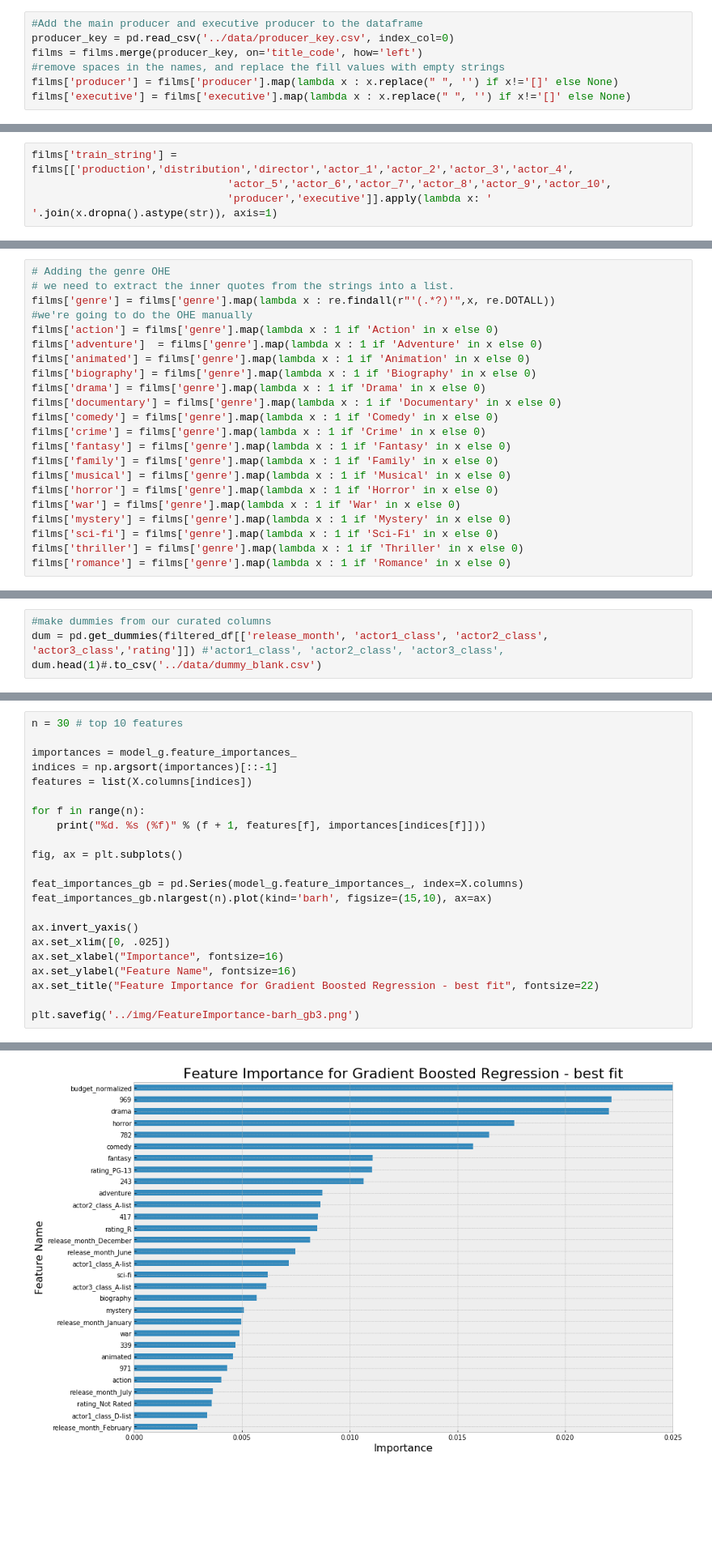
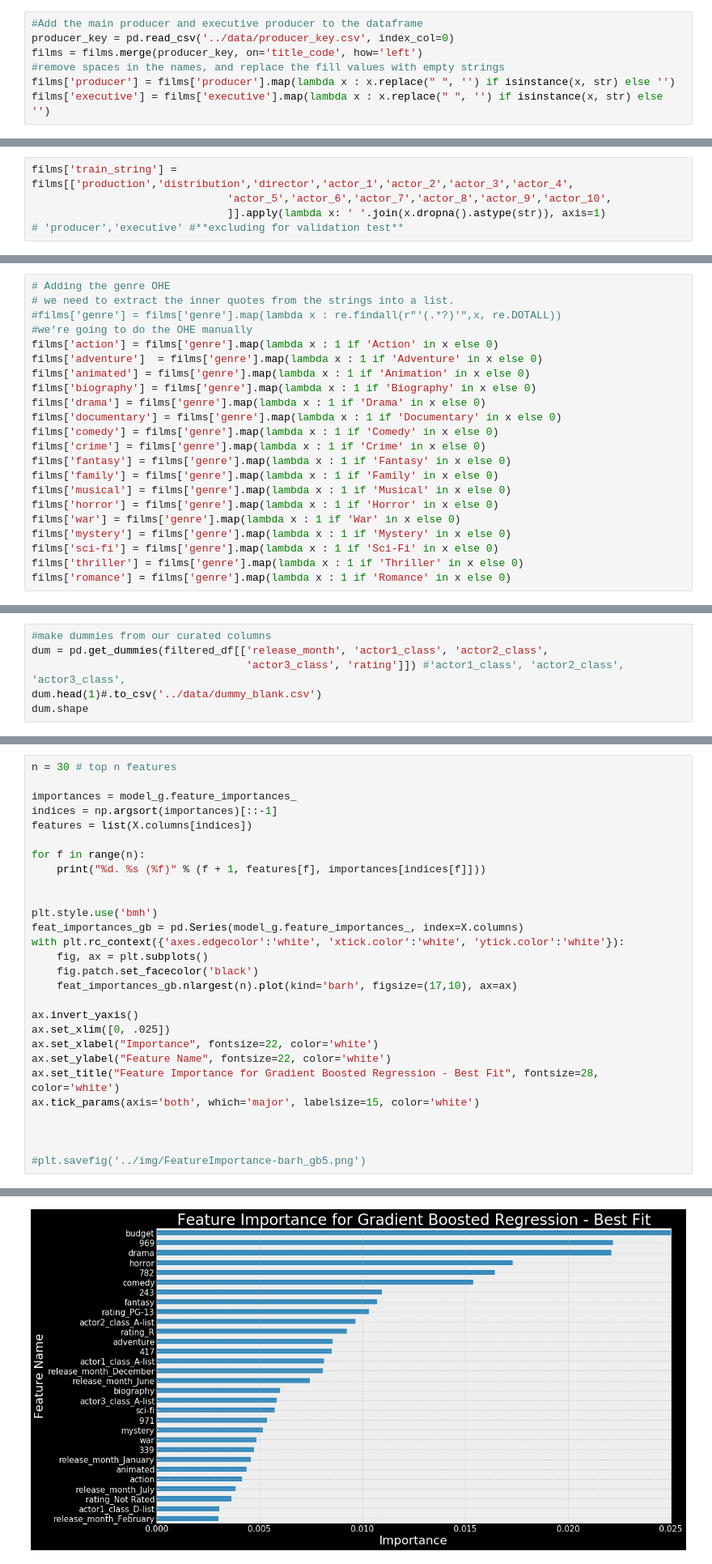
Before and after one commit to Tyler-Owen-Morris/film-revenue-predictor, a Jupyter notebook: src/Feature_Engineering_&_Modeling.ipynb, the cells around one changed output, grey strips where cells are left out. Shown at 81% size. Saved outputs shown, nothing was run; the diff lists cells and outputs as text; blank space fills up the shorter version.

```diff
--- a/src/Feature_Engineering_&_Modeling.ipynb
+++ b/src/Feature_Engineering_&_Modeling.ipynb
@@ -109,8 +119,8 @@ films['actor_10'] = films['actor10'].map(lambda x : get_actor_name(x).replace("
 producer_key = pd.read_csv('../data/producer_key.csv', index_col=0)
 films = films.merge(producer_key, on='title_code', how='left')
 #remove spaces in the names, and replace the fill values with empty strings
-films['producer'] = films['producer'].map(lambda x : x.replace(" ", '') if x!='[]' else None)
-films['executive'] = films['executive'].map(lambda x : x.replace(" ", '') if x!='[]' else None)
+films['producer'] = films['producer'].map(lambda x : x.replace(" ", '') if isinstance(x, str) else '')
+films['executive'] = films['executive'].map(lambda x : x.replace(" ", '') if isinstance(x, str) else '')
 # %% [markdown]
 #### Encode the release month as a string column
 # %%
@@ -125,7 +135,8 @@ films['release_year'] = films['release_year'].map(lambda x : '2015' if x == 2015
 # %%
 films['train_string'] = films[['production','distribution','director','actor_1','actor_2','actor_3','actor_4',
                                'actor_5','actor_6','actor_7','actor_8','actor_9','actor_10',
-                               'producer','executive']].apply(lambda x: ' '.join(x.dropna().astype(str)), axis=1)
+                               ]].apply(lambda x: ' '.join(x.dropna().astype(str)), axis=1)
+# 'producer','executive' #**excluding for validation test**
 # %% [markdown]
 # Hashing Features
 We are going to create a single matrix that we can train a model on that contains all of the strings in our films.
@@ -199,7 +210,7 @@ This means that we have some signal from our string vectors. Now we will add our
 # %%
 # Adding the genre OHE
 # we need to extract the inner quotes from the strings into a list.
-films['genre'] = films['genre'].map(lambda x : re.findall(r"'(.*?)'",x, re.DOTALL))
+#films['genre'] = films['genre'].map(lambda x : re.findall(r"'(.*?)'",x, re.DOTALL))
 #we're going to do the OHE manually
 films['action'] = films['genre'].map(lambda x : 1 if 'Action' in x else 0)
 films['adventure']  = films['genre'].map(lambda x : 1 if 'Adventure' in x else 0)
@@ -309,5 +321,7 @@ filtered_df.sample(1)
 # %%
 #make dummies from our curated columns
-dum = pd.get_dummies(filtered_df[['release_month', 'actor1_class', 'actor2_class', 'actor3_class','rating']]) #'actor1_class', 'actor2_class', 'actor3_class',
+dum = pd.get_dummies(filtered_df[['release_month', 'actor1_class', 'actor2_class',
+                                  'actor3_class', 'rating']]) #'actor1_class', 'actor2_class', 'actor3_class',
 dum.head(1)#.to_csv('../data/dummy_blank.csv')
+dum.shape
 # %% [output]
@@ -444,7 +460,7 @@ Fitting 5 folds for each of 1470 candidates, totalling 7350 fits
 # %% [markdown]
 ## Looking at Feature Importance
 # %%
-n = 30 # top 10 features
+n = 30 # top n features
 
 importances = model_g.feature_importances_
 indices = np.argsort(importances)[::-1]
@@ -453,16 +469,22 @@ features = list(X.columns[indices])
 for f in range(n):
     print("%d. %s (%f)" % (f + 1, features[f], importances[indices[f]]))
 
-fig, ax = plt.subplots()
 
+plt.style.use('bmh')
 feat_importances_gb = pd.Series(model_g.feature_importances_, index=X.columns)
-feat_importances_gb.nlargest(n).plot(kind='barh', figsize=(15,10), ax=ax)
+with plt.rc_context({'axes.edgecolor':'white', 'xtick.color':'white', 'ytick.color':'white'}):
+    fig, ax = plt.subplots()
+    fig.patch.set_facecolor('black')
+    feat_importances_gb.nlargest(n).plot(kind='barh', figsize=(17,10), ax=ax)
 
 ax.invert_yaxis()
 ax.set_xlim([0, .025])
-ax.set_xlabel("Importance", fontsize=16)
-ax.set_ylabel("Feature Name", fontsize=16)
-ax.set_title("Feature Importance for Gradient Boosted Regression - best fit", fontsize=22)
+ax.set_xlabel("Importance", fontsize=22, color='white')
+ax.set_ylabel("Feature Name", fontsize=22, color='white')
+ax.set_title("Feature Importance for Gradient Boosted Regression - Best Fit", fontsize=28, color='white')
+ax.tick_params(axis='both', which='major', labelsize=15, color='white')
 
-plt.savefig('../img/FeatureImportance-barh_gb3.png')
+
+
+#plt.savefig('../img/FeatureImportance-barh_gb5.png')
 # %% [output]
@@ -486,4 +508,4 @@ plt.savefig('../img/FeatureImportance-barh_gb3.png')
-[figure, old version]
+[figure, new version]
 # %%
 importances = rf_model.feature_importances_
 indices = np.argsort(importances)[::-1]
```
Also changed, not shown: parts of 22 cells of this notebook, 5 other files.
